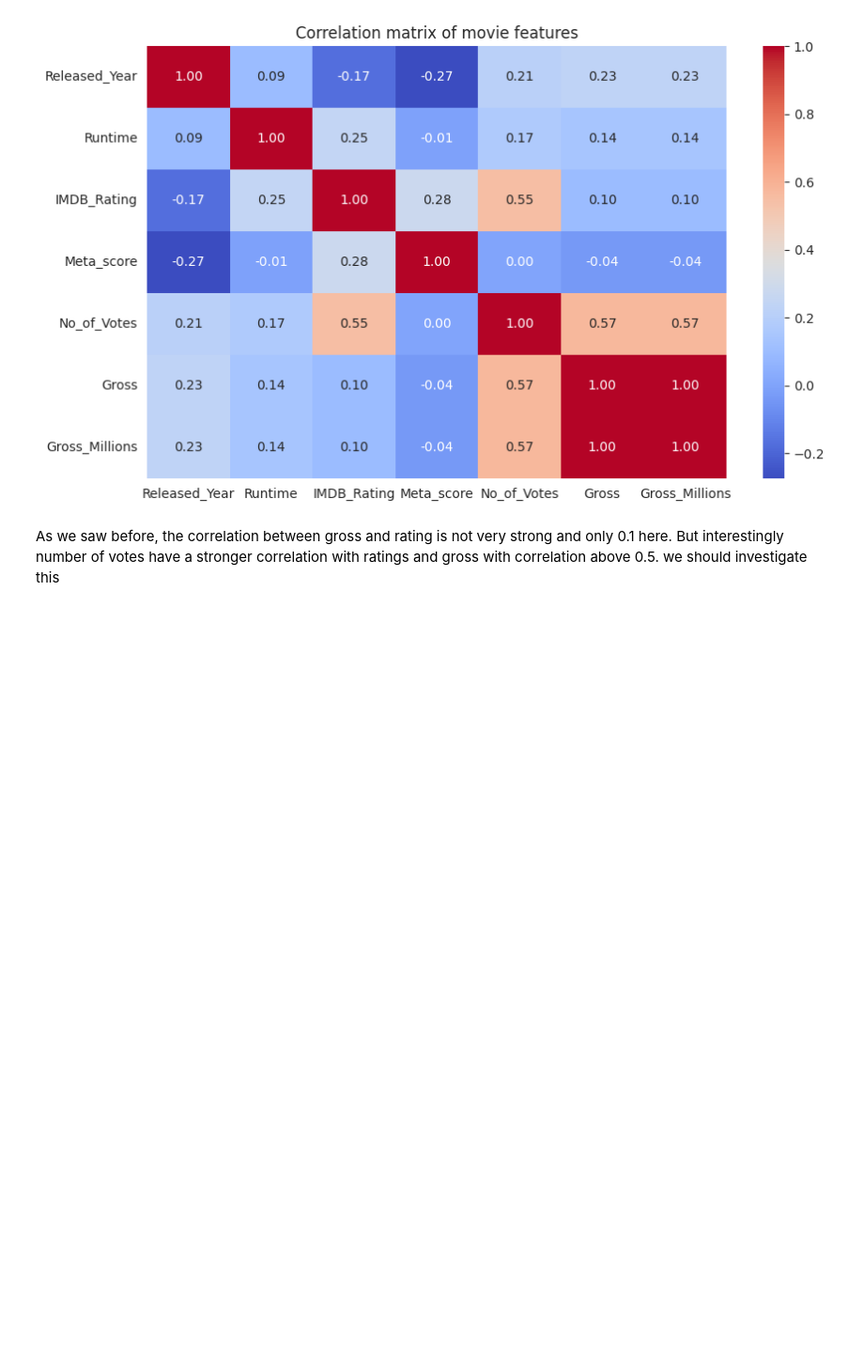
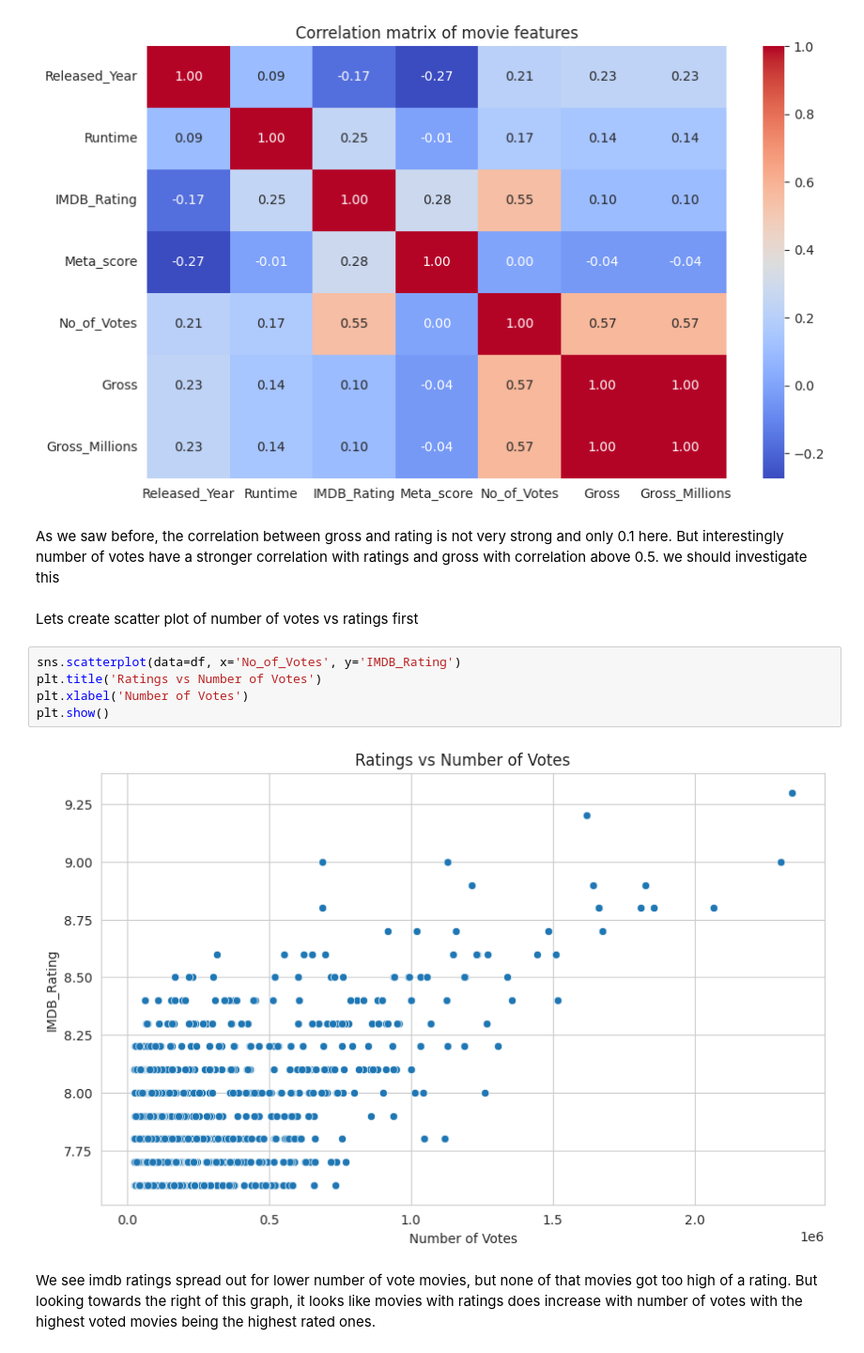
Before and after one commit to rahulkrishna-s/imdb-eda-notebooks, a Jupyter notebook: notebooks/imdb_eda.ipynb, the cells around one changed output. Shown at 94% size. Cells and saved outputs as stored; diff of their text form; blank space fills up the shorter version.

Commit message:
rating vs number of votes scatter plot

```diff
--- a/notebooks/imdb_eda.ipynb
+++ b/notebooks/imdb_eda.ipynb
@@ -267,3 +267,14 @@ plt.show()
 # %% [markdown]
 As we saw before, the correlation between gross and rating is not very strong and only 0.1 here.
 But interestingly number of votes have a stronger correlation with ratings and gross with correlation above 0.5. we should investigate this
+# %% [markdown]
+Lets create scatter plot of number of votes vs ratings first
+# %%
+sns.scatterplot(data=df, x='No_of_Votes', y='IMDB_Rating')
+plt.title('Ratings vs Number of Votes')
+plt.xlabel('Number of Votes')
+plt.show()
+# %% [output]
+[figure, added]
+# %% [markdown]
+We see imdb ratings spread out for lower number of vote movies, but none of that movies got too high of a rating. But looking towards the right of this graph, it looks like movies with ratings does increase with number of votes with the highest voted movies being the highest rated ones.
```
